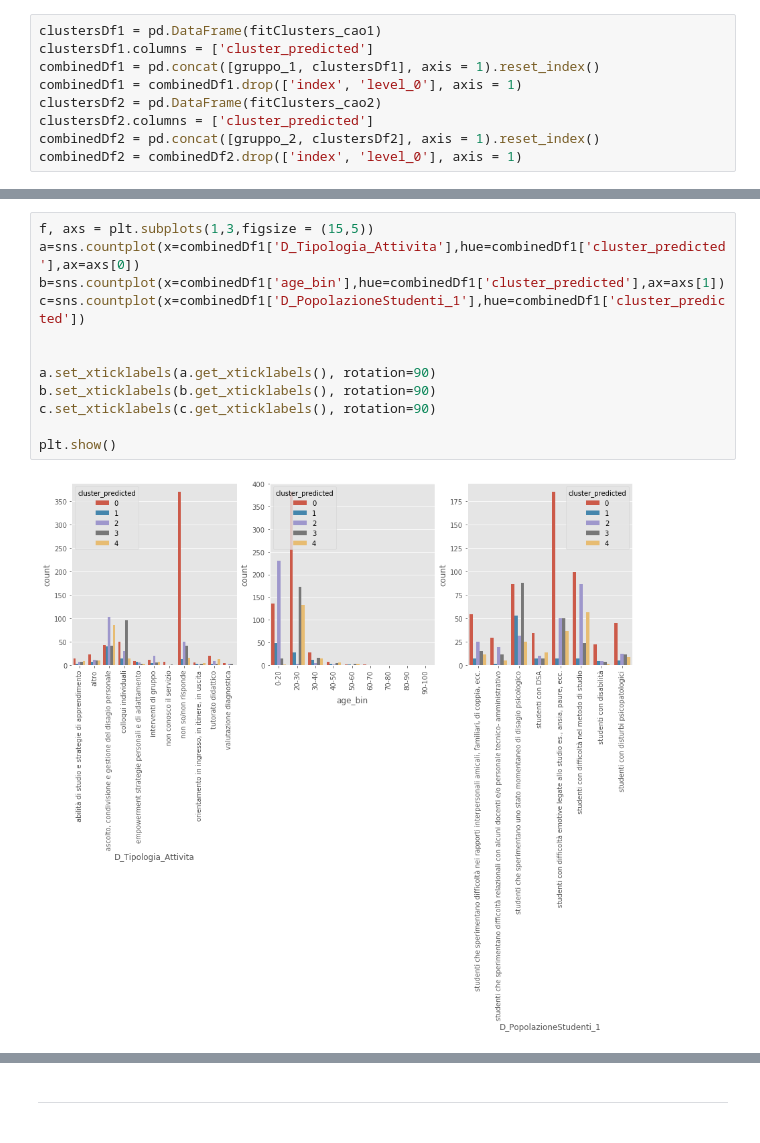
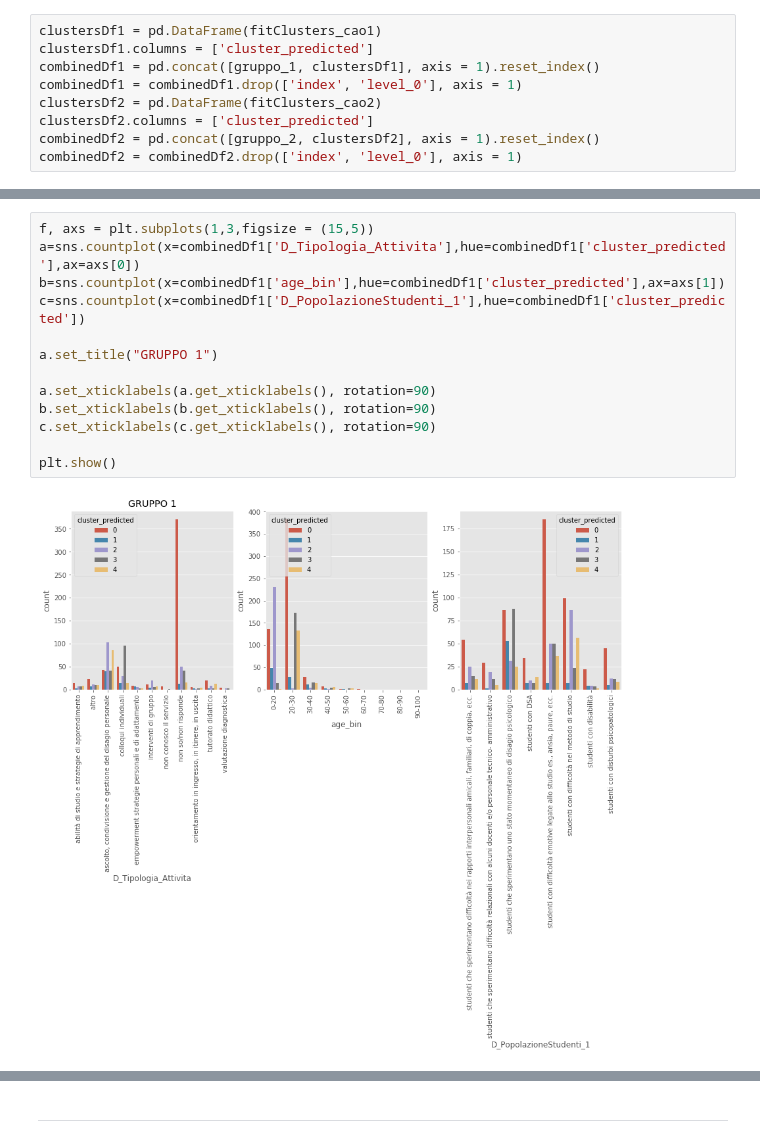
Before and after one commit to domdiac/FORPSICOM, a Jupyter notebook: K Means - 5 cluster.ipynb, the cells around one changed output, grey strips where cells are left out. Saved outputs shown, nothing was run; the diff lists cells and outputs as text.

```diff
--- a/K Means - 5 cluster.ipynb
+++ b/K Means - 5 cluster.ipynb
@@ -290,17 +297,18 @@ plt.show()
 # %%
 f, axs = plt.subplots(1,3,figsize = (15,5))
 a=sns.countplot(x=combinedDf1['D_Tipologia_Attivita'],hue=combinedDf1['cluster_predicted'],ax=axs[0])
 b=sns.countplot(x=combinedDf1['age_bin'],hue=combinedDf1['cluster_predicted'],ax=axs[1])
 c=sns.countplot(x=combinedDf1['D_PopolazioneStudenti_1'],hue=combinedDf1['cluster_predicted'])
 
+a.set_title("GRUPPO 1")
 
 a.set_xticklabels(a.get_xticklabels(), rotation=90)
 b.set_xticklabels(b.get_xticklabels(), rotation=90)
 c.set_xticklabels(c.get_xticklabels(), rotation=90)
 
 plt.show()
 # %% [output]
-[figure, old version]
+[figure, new version]
 # %%
 f, axs = plt.subplots(1,3,figsize = (15,5))
 a=sns.countplot(x=combinedDf2['D_Tipologia_Attivita'],hue=combinedDf2['cluster_predicted'],ax=axs[0])
```
Also changed, not shown: parts of 14 cells of this notebook.
